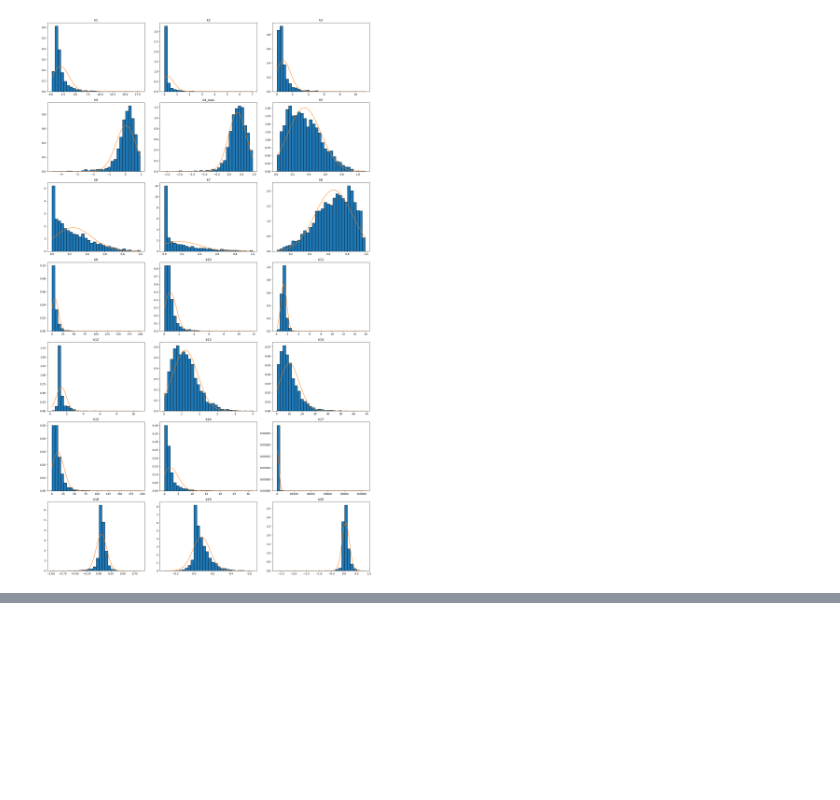
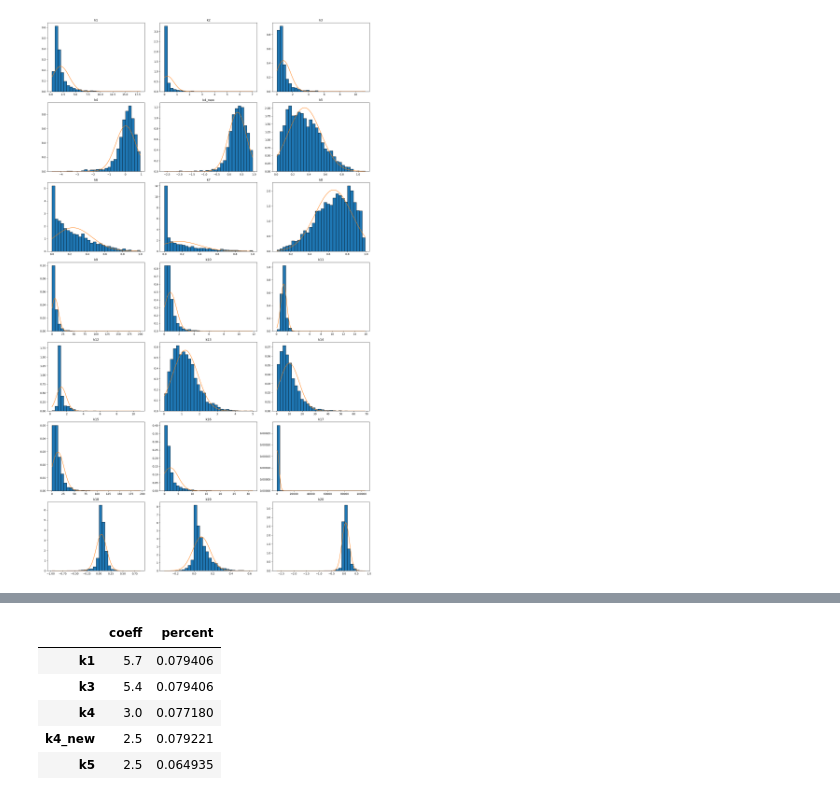
Before and after one commit to aquapuziq/BSU_DA-DS_labs, a Jupyter notebook: preliminary_stat_and_corr_analysis/prestat_and_corr.ipynb, the cells around one changed output, grey strips where cells are left out. Saved outputs shown, nothing was run; the diff lists cells and outputs as text; code cells hidden in the pictures; blank space fills up the shorter version.

```diff
--- a/preliminary_stat_and_corr_analysis/prestat_and_corr.ipynb
+++ b/preliminary_stat_and_corr_analysis/prestat_and_corr.ipynb
@@ -80,0 +88,30 @@ plt.show()
+# %%
+hampel_res = {}
+
+for k in data.columns[1: -1]:
+    data_tmp = data[k].dropna()
+    med_v = data_tmp.median()
+    mad_v = (data_tmp - med_v).abs().median()
+
+    for c in np.arange(2.5, 8.5, 0.1):
+        low = med_v - c * mad_v
+        upp = med_v + c * mad_v
+
+        extreme = data_tmp[(data_tmp < low) | (data_tmp > upp)]
+        perc = len(extreme) / len(data_tmp)
+        if perc <= 0.08:
+            hampel_res[k] = {
+                "coeff": c,
+                "percent": perc
+            }
+            break
+# %%
+hampel = pd.DataFrame.from_dict(hampel_res, orient = 'index')
+hampel.head()
+# %% [output]
+|  | coeff | percent |
+| k1 | 5.7 | 0.079406 |
+| k3 | 5.4 | 0.079406 |
+| k4 | 3.0 | 0.077180 |
+| k4_new | 2.5 | 0.079221 |
+| k5 | 2.5 | 0.064935 |
```
Also changed, not shown: parts of 2 cells of this notebook.
